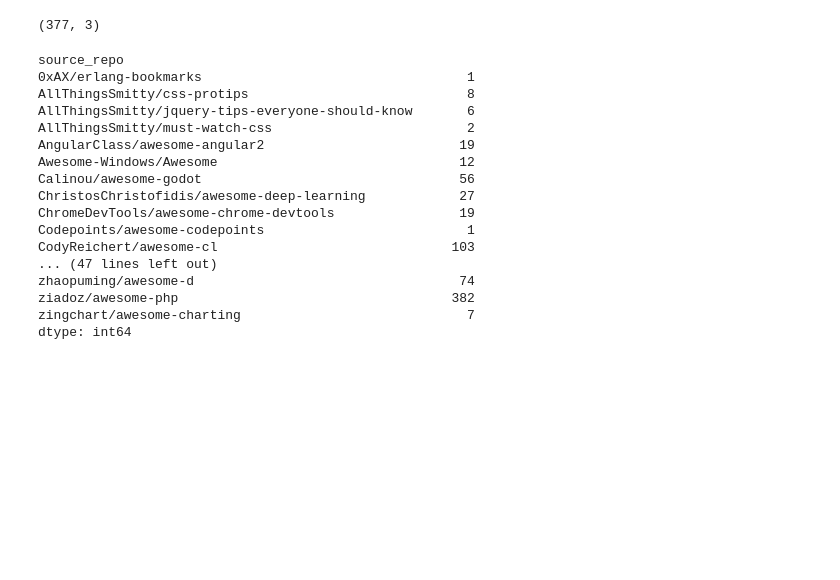
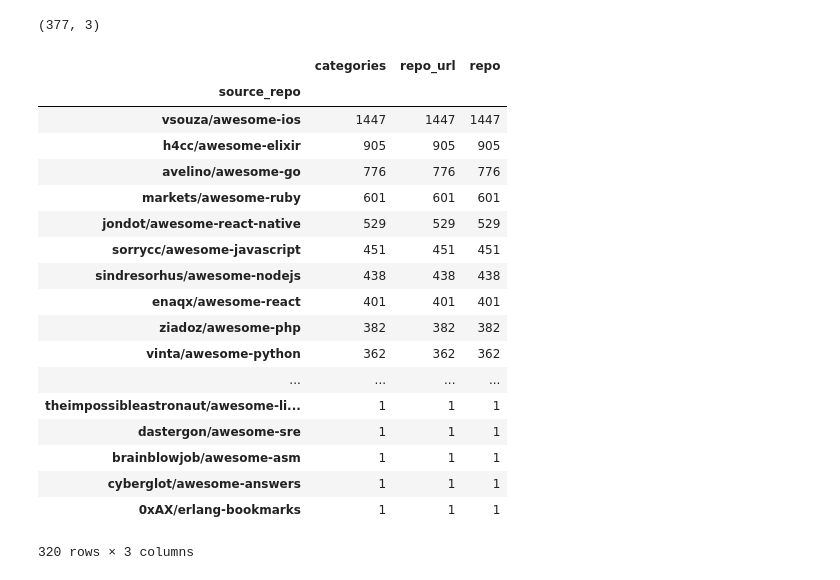
Before and after one commit to Dumbris/github_mining, a Jupyter notebook: ipynb/md_parse.ipynb, the cells around one changed output. Drawn from its saved outputs; the diff is of its cells as text; code cells hidden in the pictures; blank space fills up the shorter version.

```diff
--- a/ipynb/md_parse.ipynb
+++ b/ipynb/md_parse.ipynb
@@ -255,22 +255,24 @@ all_awe.shape
 # %% [output]
 (377, 3)
 # %%
-repos.groupby(["source_repo"]).size()
+repos.groupby(["source_repo"]).agg("count").sort_values(["repo"], ascending=False)
 # %% [output]
+|  | categories | repo_url | repo |
+| source_repo |  |  |  |
+| vsouza/awesome-ios | 1447 | 1447 | 1447 |
+| h4cc/awesome-elixir | 905 | 905 | 905 |
+| avelino/awesome-go | 776 | 776 | 776 |
+| markets/awesome-ruby | 601 | 601 | 601 |
+| jondot/awesome-react-native | 529 | 529 | 529 |
+| sorrycc/awesome-javascript | 451 | 451 | 451 |
+| sindresorhus/awesome-nodejs | 438 | 438 | 438 |
+| enaqx/awesome-react | 401 | 401 | 401 |
+| ziadoz/awesome-php | 382 | 382 | 382 |
+| vinta/awesome-python | 362 | 362 | 362 |
+| ... | ... | ... | ... |
+| theimpossibleastronaut/awesome-li... | 1 | 1 | 1 |
+| dastergon/awesome-sre | 1 | 1 | 1 |
+| brainblowjob/awesome-asm | 1 | 1 | 1 |
+| cyberglot/awesome-answers | 1 | 1 | 1 |
+| 0xAX/erlang-bookmarks | 1 | 1 | 1 |
-source_repo
-0xAX/erlang-bookmarks                                  1
-AllThingsSmitty/css-protips                            8
-AllThingsSmitty/jquery-tips-everyone-should-know       6
-AllThingsSmitty/must-watch-css                         2
-AngularClass/awesome-angular2                         19
-Awesome-Windows/Awesome                               12
-Calinou/awesome-godot                                 56
-ChristosChristofidis/awesome-deep-learning            27
-ChromeDevTools/awesome-chrome-devtools                19
-Codepoints/awesome-codepoints                          1
-CodyReichert/awesome-cl                              103
-... (47 lines left out)
-zhaopuming/awesome-d                                  74
-ziadoz/awesome-php                                   382
-zingchart/awesome-charting                             7
-dtype: int64
+320 rows × 3 columns
```
